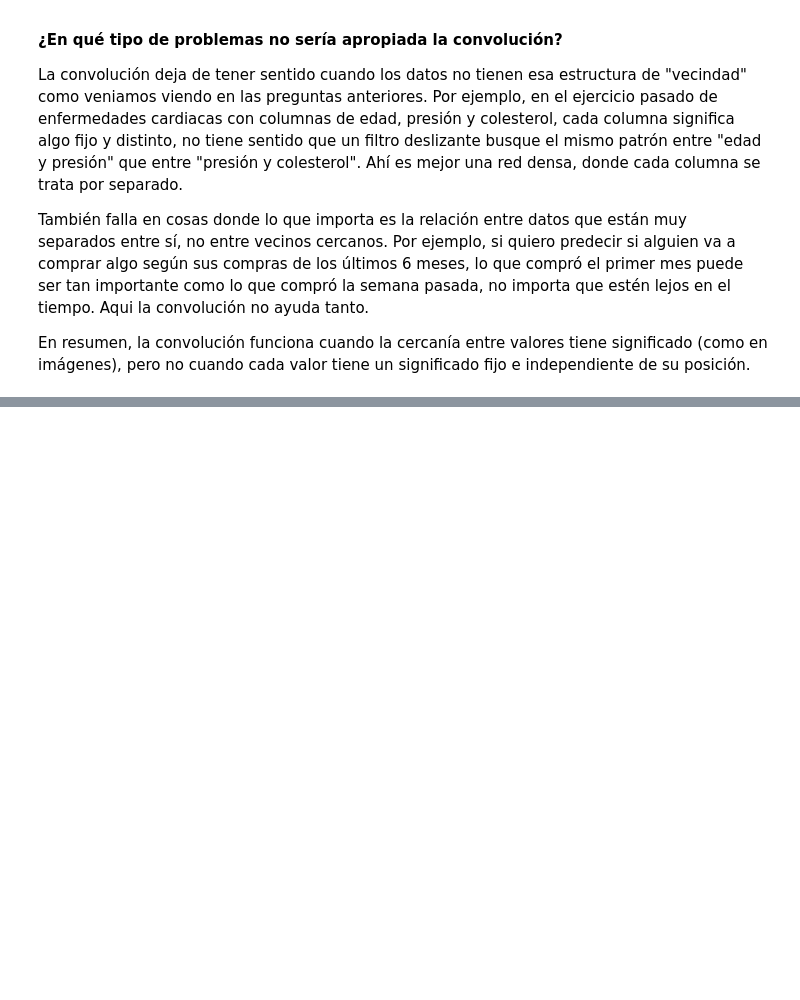
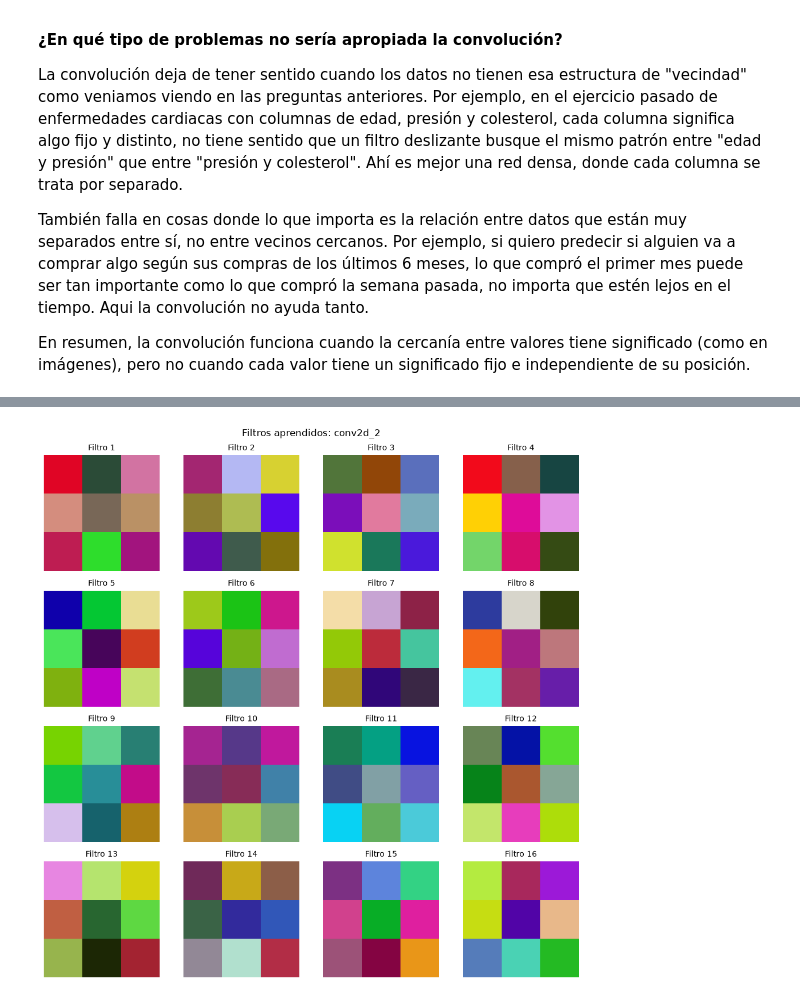
Before and after one commit to LuizaGonzalez/convolutional-layers-analysis, a Jupyter notebook: Banana_Leaf_Spot_Diseases_convolutional.ipynb, the cells around one changed output, grey strips where cells are left out. Saved outputs shown, nothing was run; the diff lists cells and outputs as text; code cells hidden in the pictures; blank space fills up the shorter version.

Commit message:
feat: add Visualization of filters and feature maps

```diff
--- a/Banana_Leaf_Spot_Diseases_convolutional.ipynb
+++ b/Banana_Leaf_Spot_Diseases_convolutional.ipynb
@@ -722,0 +750,45 @@ En resumen, la convolución funciona cuando la cercanía entre valores tiene sig
+# %%
+def obtener_pesos_filtros(modelo, nombre_capa):
+    """Extrae y normaliza los pesos de los filtros de una capa Conv2D, listos para visualizar."""
+    capa = modelo.get_layer(nombre_capa)
+    pesos, sesgos = capa.get_weights()
+
+    pesos_min, pesos_max = pesos.min(), pesos.max()
+    pesos_norm = (pesos - pesos_min) / (pesos_max - pesos_min)
+    return pesos_norm
+# %%
+def graficar_cuadricula(imagenes, titulos, titulo_general, cmap=None):
+    """Dibuja una cuadrícula de 4 columnas con las imágenes y títulos dados."""
+    n = len(imagenes)
+    cols = 4
+    filas = (n + cols - 1) // cols
+
+    fig, axes = plt.subplots(filas, cols, figsize=(10, 2.5 * filas))
+    axes = axes.flatten()
+
+    for i in range(n):
+        axes[i].imshow(imagenes[i], cmap=cmap)
+        axes[i].set_title(titulos[i], fontsize=10)
+        axes[i].axis("off")
+
+    for j in range(n, len(axes)):
+        axes[j].axis("off")
+
+    plt.suptitle(titulo_general)
+    plt.tight_layout()
+    plt.show()
+# %%
+def visualizar_filtros(modelo, nombre_capa, n_filtros=16):
+    """Muestra los filtros aprendidos de una capa Conv2D como imágenes pequeñas."""
+    pesos_norm = obtener_pesos_filtros(modelo, nombre_capa)
+    n_filtros = min(n_filtros, pesos_norm.shape[-1])
+
+    imagenes = [pesos_norm[:, :, :, i] for i in range(n_filtros)]
+    titulos = [f"Filtro {i+1}" for i in range(n_filtros)]
+
+    graficar_cuadricula(imagenes, titulos, f"Filtros aprendidos: {nombre_capa}")
+# %%
+# Filtros
+visualizar_filtros(modelo_cnn, nombre_capa="conv2d_2", n_filtros=16)
+# %% [output]
+[figure, added]
```
Also changed, not shown: parts of 10 cells of this notebook.
